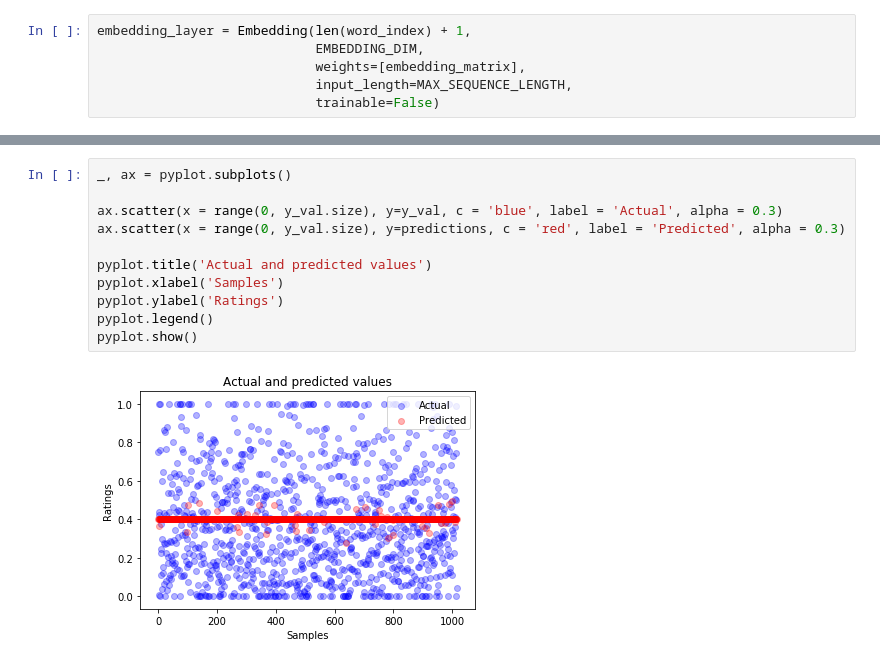
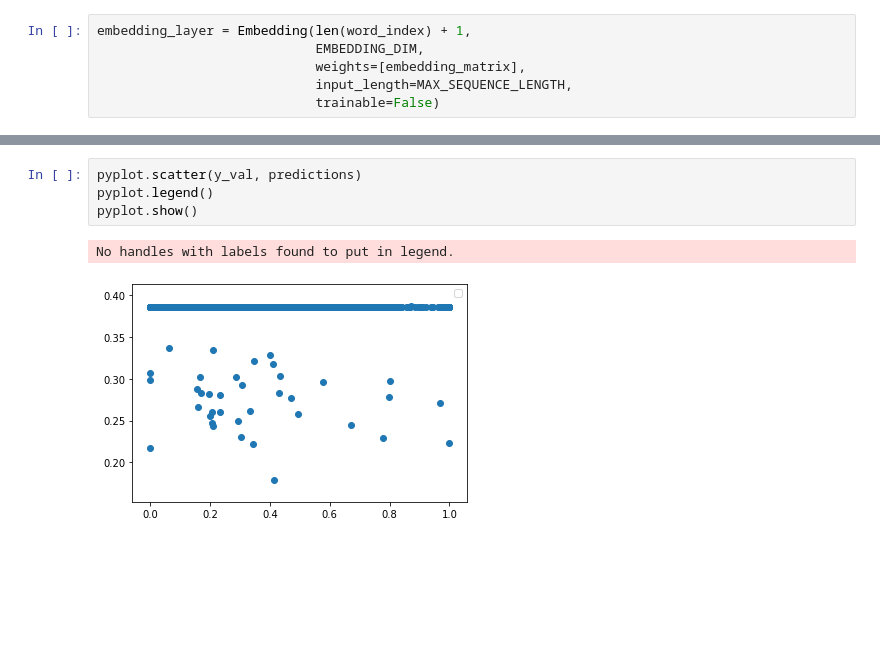
Before and after one commit to Prabhjot2094/Youtube-Video-Popularity-Prediction, a Jupyter notebook: Models/Text Modality/Presentation/GloveEmbeddings/CNN/Text Model_regularisation.ipynb, the cells around one changed output, grey strips where cells are left out. Cells and saved outputs as stored; diff of their text form; blank space fills up the shorter version.

```diff
--- a/Models/Text Modality/Presentation/GloveEmbeddings/CNN/Text Model_regularisation.ipynb
+++ b/Models/Text Modality/Presentation/GloveEmbeddings/CNN/Text Model_regularisation.ipynb
@@ -327,16 +327,10 @@ Loss on validation set is 0.07969821
-# %%
-_, ax = pyplot.subplots()
-
-ax.scatter(x = range(0, y_val.size), y=y_val, c = 'blue', label = 'Actual', alpha = 0.3)
-ax.scatter(x = range(0, y_val.size), y=predictions, c = 'red', label = 'Predicted', alpha = 0.3)
-
-pyplot.title('Actual and predicted values')
-pyplot.xlabel('Samples')
-pyplot.ylabel('Ratings')
-pyplot.legend()
-pyplot.show()
-# %% [output]
-[figure, removed]
+# %%
+pyplot.scatter(y_val, predictions)
+pyplot.legend()
+pyplot.show()
+# %% [output]
+No handles with labels found to put in legend.
+[figure, added]
 # %%
 # More fine grained accuracy calculations
 huge_score = np.squeeze(np.argwhere(y_val > 0.7))
```
Also changed, not shown: parts of 7 cells of this notebook, 1 other file.
